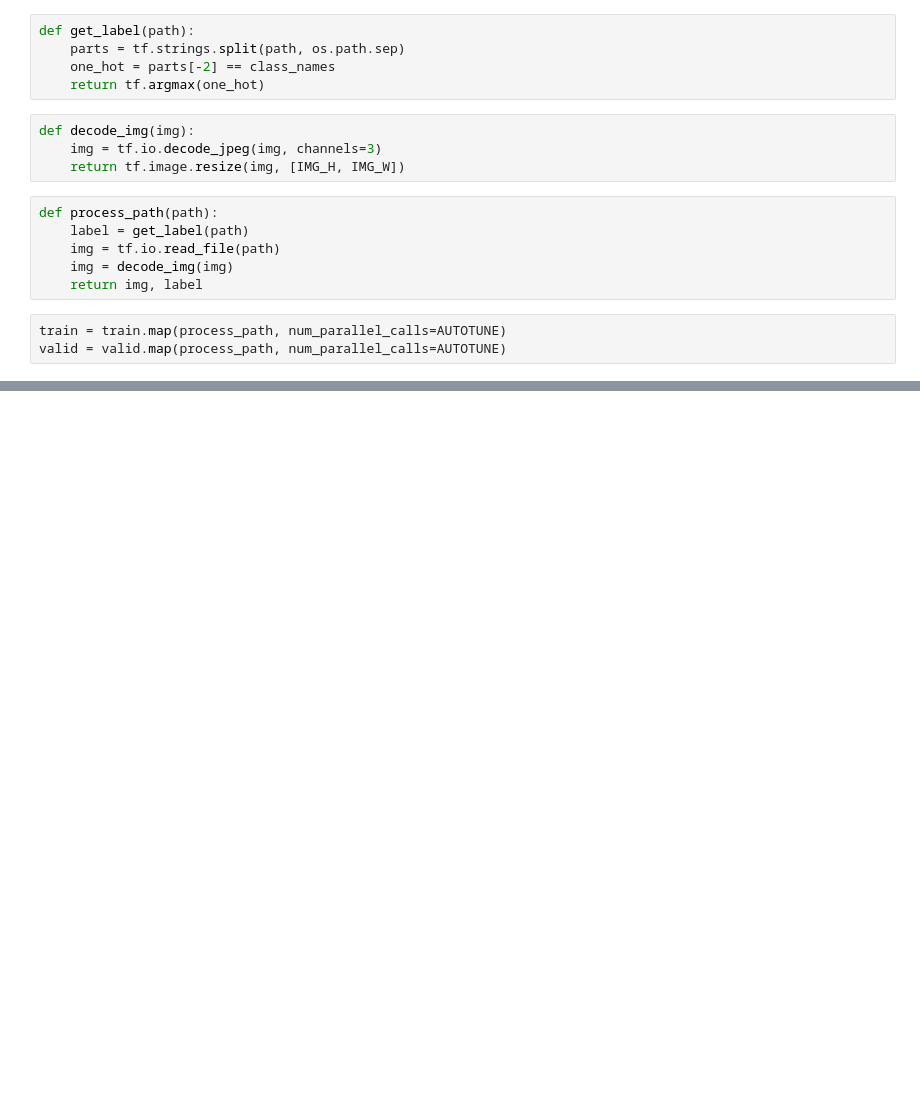
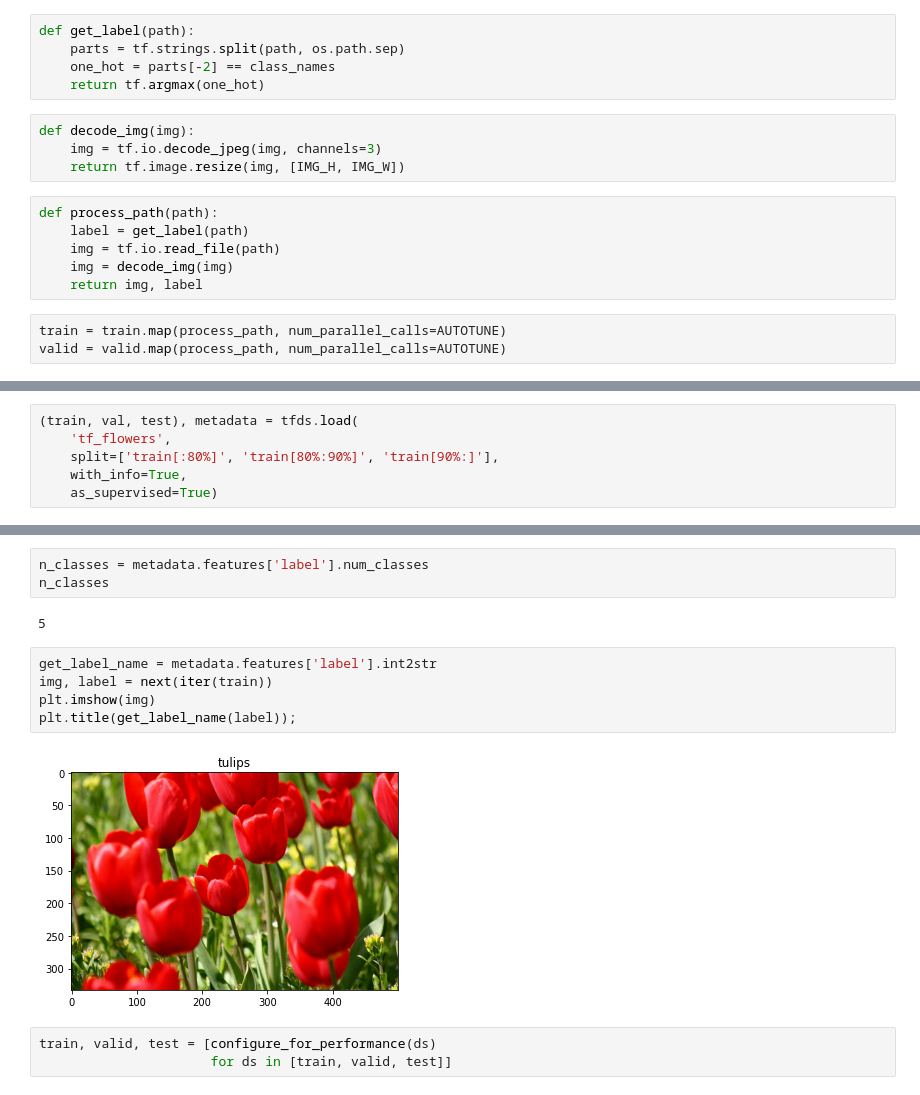
Before and after one commit to damiansp/neuralNet, a Jupyter notebook: python/tensorflow/docs/tutorial/beginner/loading_and_preprocessing/01_images.py.ipynb, the cells around one changed output, grey strips where cells are left out. Cells and saved outputs as stored; diff of their text form; blank space fills up the shorter version.

```diff
--- a/python/tensorflow/docs/tutorial/beginner/loading_and_preprocessing/01_images.py.ipynb
+++ b/python/tensorflow/docs/tutorial/beginner/loading_and_preprocessing/01_images.py.ipynb
@@ -190,0 +222,6 @@ Label: 2
+# %%
+(train, val, test), metadata = tfds.load(
+    'tf_flowers',
+    split=['train[:80%]', 'train[80%:90%]', 'train[90%:]'],
+    with_info=True,
+    as_supervised=True)
@@ -190,0 +231,15 @@ Label: 2
+# %%
+n_classes = metadata.features['label'].num_classes
+n_classes
+# %% [output]
+5
+# %%
+get_label_name = metadata.features['label'].int2str
+img, label = next(iter(train))
+plt.imshow(img)
+plt.title(get_label_name(label));
+# %% [output]
+[figure, added]
+# %%
+train, valid, test = [configure_for_performance(ds)
+                      for ds in [train, valid, test]]
```
Also changed, not shown: parts of 8 cells of this notebook.
